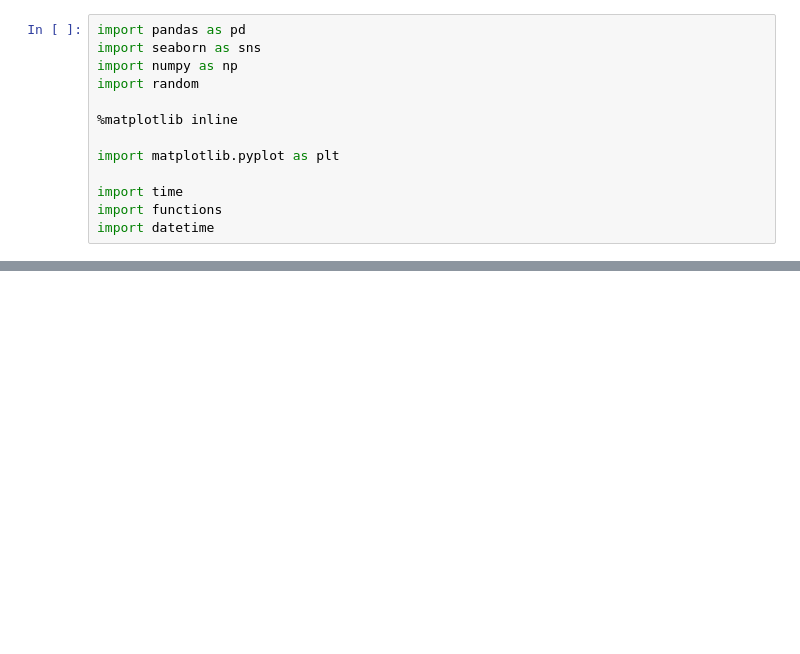
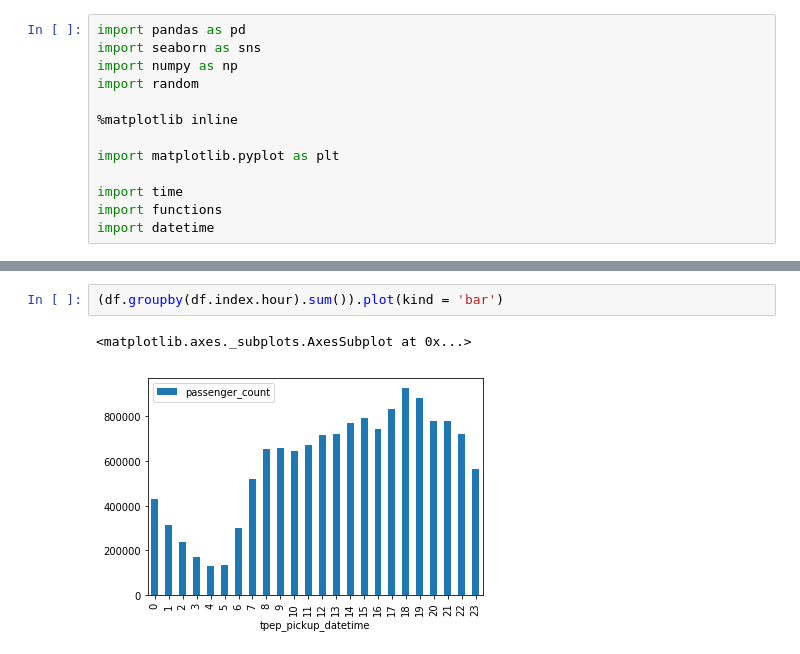
Before and after one commit to dusicastepic/ADMSecondHomework, a Jupyter notebook: RQ2.ipynb, the cells around one changed output, grey strips where cells are left out. Saved outputs shown, nothing was run; the diff lists cells and outputs as text; blank space fills up the shorter version.

```diff
--- a/RQ2.ipynb
+++ b/RQ2.ipynb
@@ -43,0 +92,5 @@ TypeError: Only valid with DatetimeIndex, TimedeltaIndex or PeriodIndex, but got
+# %%
+(df.groupby(df.index.hour).sum()).plot(kind = 'bar')
+# %% [output]
+<matplotlib.axes._subplots.AxesSubplot at 0x...>
+[figure, added]
```
Also changed, not shown: parts of 43 cells of this notebook.
